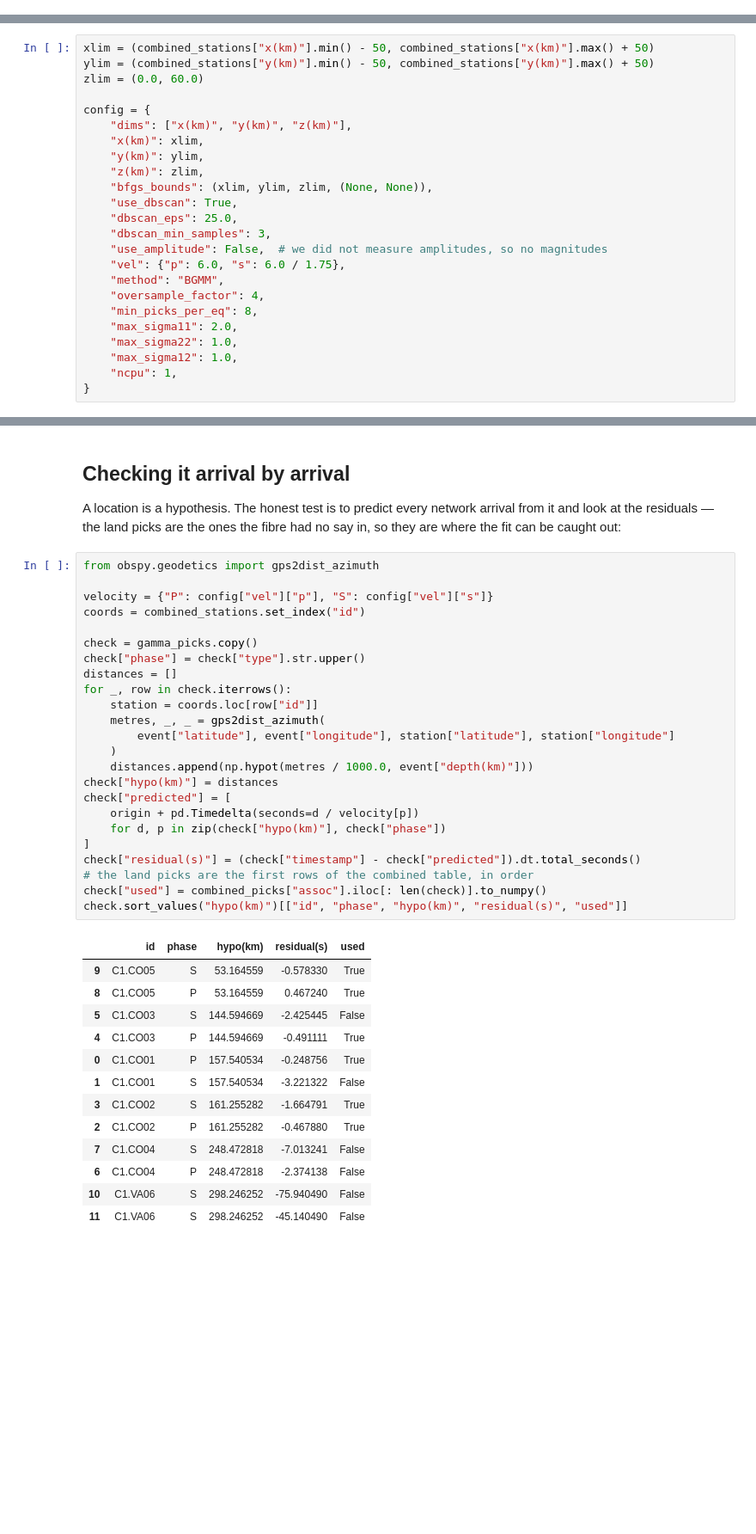
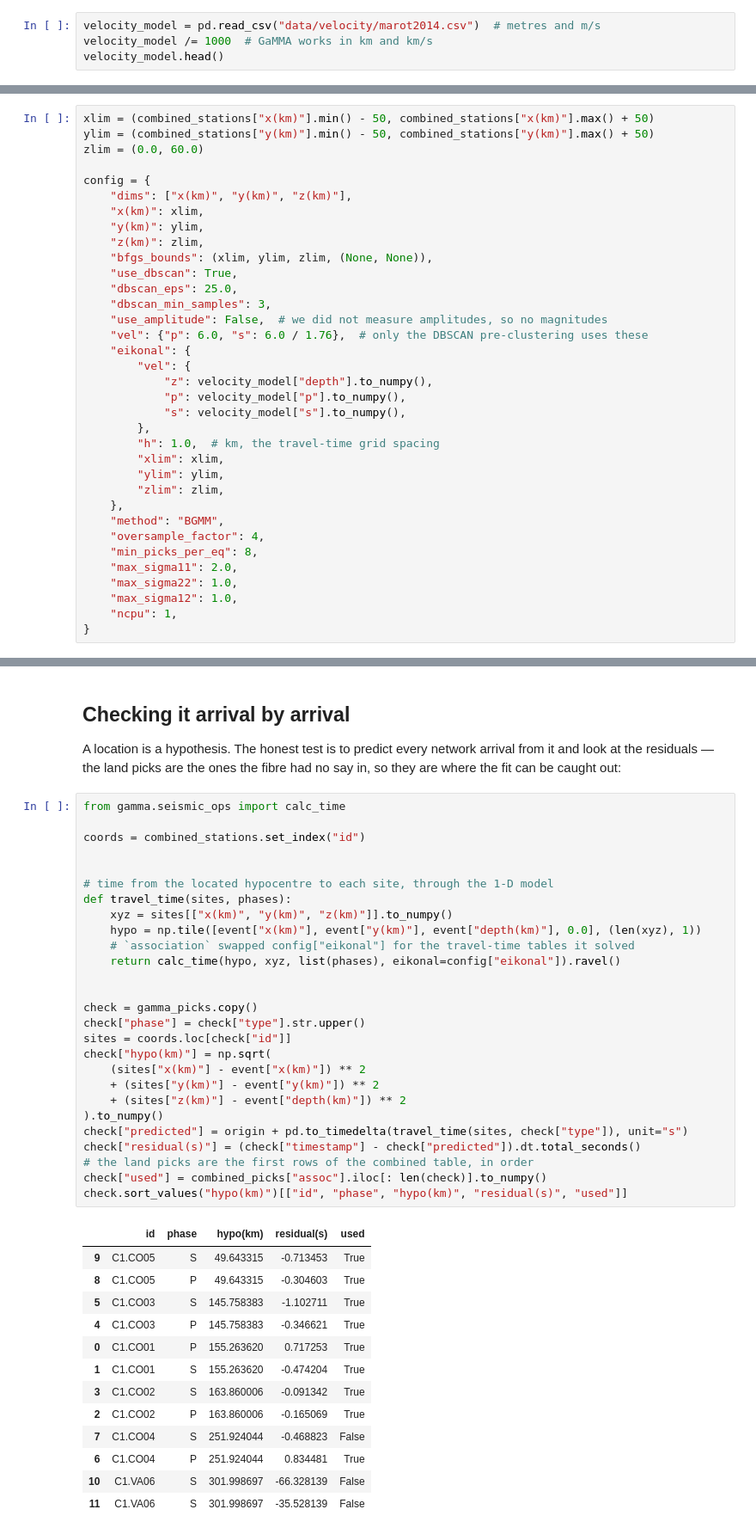
Before and after one commit to xdas-dev/tutorials, a Jupyter notebook: 06_catalog_with_gamma.ipynb, the cells around one changed output, grey strips where cells are left out. Shown at 86% size. Drawn from its saved outputs; the diff is of its cells as text; blank space fills up the shorter version.

```diff
--- a/06_catalog_with_gamma.ipynb
+++ b/06_catalog_with_gamma.ipynb
@@ -203,0 +208,4 @@ picks is convincing enough to be called an earthquake:
+# %%
+velocity_model = pd.read_csv("data/velocity/marot2014.csv")  # metres and m/s
+velocity_model /= 1000  # GaMMA works in km and km/s
+velocity_model.head()
@@ -216,7 +237,18 @@ config = {
     "dbscan_eps": 25.0,
     "dbscan_min_samples": 3,
     "use_amplitude": False,  # we did not measure amplitudes, so no magnitudes
-    "vel": {"p": 6.0, "s": 6.0 / 1.75},
+    "vel": {"p": 6.0, "s": 6.0 / 1.76},  # only the DBSCAN pre-clustering uses these
+    "eikonal": {
+        "vel": {
+            "z": velocity_model["depth"].to_numpy(),
+            "p": velocity_model["p"].to_numpy(),
+            "s": velocity_model["s"].to_numpy(),
+        },
+        "h": 1.0,  # km, the travel-time grid spacing
+        "xlim": xlim,
+        "ylim": ylim,
+        "zlim": zlim,
+    },
     "method": "BGMM",
     "oversample_factor": 4,
     "min_picks_per_eq": 8,
@@ -332,40 +373,43 @@ A location is a hypothesis. The honest test is to predict every network
 arrival from it and look at the residuals — the land picks are the ones the
 fibre had no say in, so they are where the fit can be caught out:
 # %%
-from obspy.geodetics import gps2dist_azimuth
+from gamma.seismic_ops import calc_time
 
-velocity = {"P": config["vel"]["p"], "S": config["vel"]["s"]}
 coords = combined_stations.set_index("id")
+
+
+# time from the located hypocentre to each site, through the 1-D model
+def travel_time(sites, phases):
+    xyz = sites[["x(km)", "y(km)", "z(km)"]].to_numpy()
+    hypo = np.tile([event["x(km)"], event["y(km)"], event["depth(km)"], 0.0], (len(xyz), 1))
+    # `association` swapped config["eikonal"] for the travel-time tables it solved
+    return calc_time(hypo, xyz, list(phases), eikonal=config["eikonal"]).ravel()
+
 
 check = gamma_picks.copy()
 check["phase"] = check["type"].str.upper()
-distances = []
-for _, row in check.iterrows():
-    station = coords.loc[row["id"]]
-    metres, _, _ = gps2dist_azimuth(
-        event["latitude"], event["longitude"], station["latitude"], station["longitude"]
-    )
-    distances.append(np.hypot(metres / 1000.0, event["depth(km)"]))
-check["hypo(km)"] = distances
-check["predicted"] = [
-    origin + pd.Timedelta(seconds=d / velocity[p])
-    for d, p in zip(check["hypo(km)"], check["phase"])
-]
+sites = coords.loc[check["id"]]
+check["hypo(km)"] = np.sqrt(
+    (sites["x(km)"] - event["x(km)"]) ** 2
+    + (sites["y(km)"] - event["y(km)"]) ** 2
+    + (sites["z(km)"] - event["depth(km)"]) ** 2
+).to_numpy()
+check["predicted"] = origin + pd.to_timedelta(travel_time(sites, check["type"]), unit="s")
 check["residual(s)"] = (check["timestamp"] - check["predicted"]).dt.total_seconds()
 # the land picks are the first rows of the combined table, in order
 check["used"] = combined_picks["assoc"].iloc[: len(check)].to_numpy()
 check.sort_values("hypo(km)")[["id", "phase", "hypo(km)", "residual(s)", "used"]]
 # %% [output]
 |  | id | phase | hypo(km) | residual(s) | used |
-| 9 | C1.CO05 | S | 53.164559 | -0.578330 | True |
-| 8 | C1.CO05 | P | 53.164559 | 0.467240 | True |
-| 5 | C1.CO03 | S | 144.594669 | -2.425445 | False |
-| 4 | C1.CO03 | P | 144.594669 | -0.491111 | True |
-| 0 | C1.CO01 | P | 157.540534 | -0.248756 | True |
-| 1 | C1.CO01 | S | 157.540534 | -3.221322 | False |
-| 3 | C1.CO02 | S | 161.255282 | -1.664791 | True |
-| 2 | C1.CO02 | P | 161.255282 | -0.467880 | True |
-| 7 | C1.CO04 | S | 248.472818 | -7.013241 | False |
-| 6 | C1.CO04 | P | 248.472818 | -2.374138 | False |
-| 10 | C1.VA06 | S | 298.246252 | -75.940490 | False |
-| 11 | C1.VA06 | S | 298.246252 | -45.140490 | False |
+| 9 | C1.CO05 | S | 49.643315 | -0.713453 | True |
+| 8 | C1.CO05 | P | 49.643315 | -0.304603 | True |
+| 5 | C1.CO03 | S | 145.758383 | -1.102711 | True |
+| 4 | C1.CO03 | P | 145.758383 | -0.346621 | True |
+| 0 | C1.CO01 | P | 155.263620 | 0.717253 | True |
+| 1 | C1.CO01 | S | 155.263620 | -0.474204 | True |
+| 3 | C1.CO02 | S | 163.860006 | -0.091342 | True |
+| 2 | C1.CO02 | P | 163.860006 | -0.165069 | True |
+| 7 | C1.CO04 | S | 251.924044 | -0.468823 | False |
+| 6 | C1.CO04 | P | 251.924044 | 0.834481 | True |
+| 10 | C1.VA06 | S | 301.998697 | -66.328139 | False |
+| 11 | C1.VA06 | S | 301.998697 | -35.528139 | False |
```
Also changed, not shown: parts of 12 cells of this notebook.
